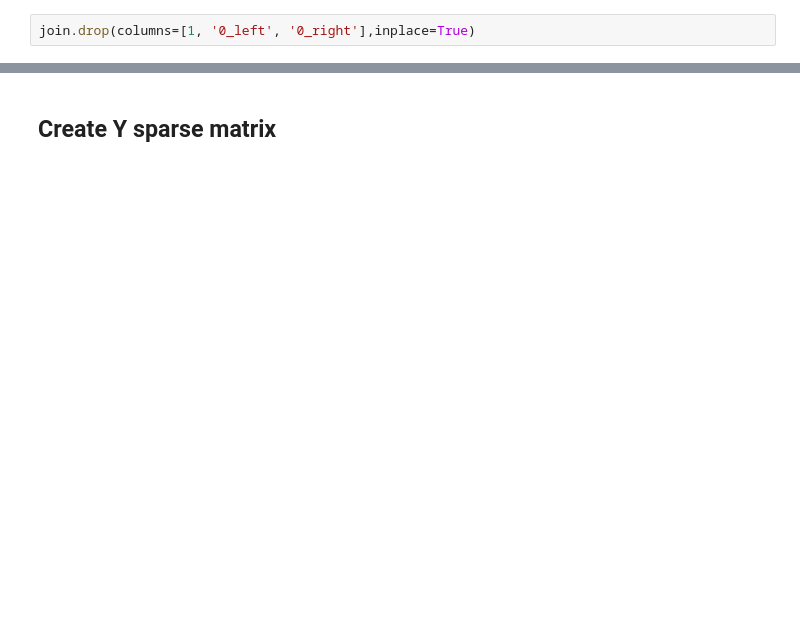
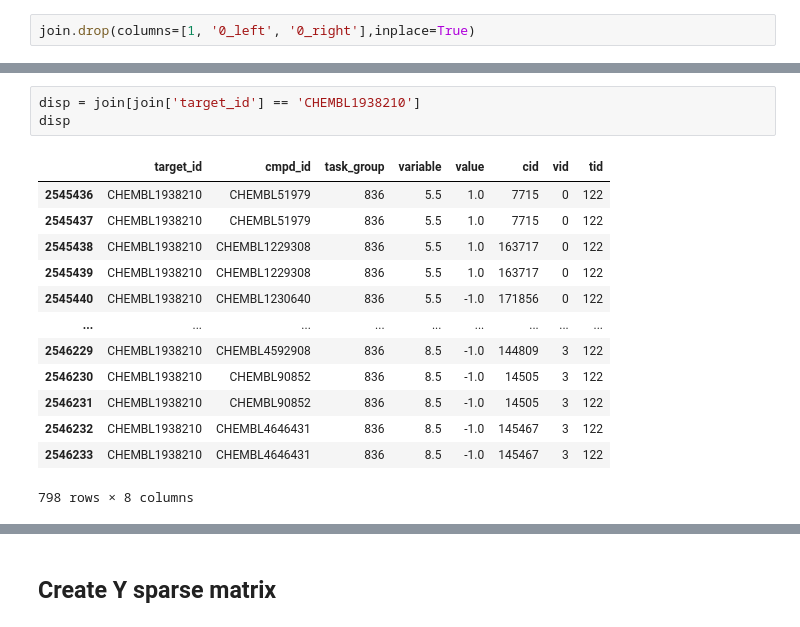
Before and after one commit to kbardool/Chembl-pipeline, a Jupyter notebook: 40_mtcv.ipynb, the cells around one changed output, grey strips where cells are left out. Saved outputs shown, nothing was run; the diff lists cells and outputs as text; blank space fills up the shorter version.

```diff
--- a/40_mtcv.ipynb
+++ b/40_mtcv.ipynb
@@ -603 +824,18 @@ Note:
+# %%
+disp = join[join['target_id'] == 'CHEMBL1938210']
+disp
+# %% [output]
+|  | target_id | cmpd_id | task_group | variable | value | cid | vid | tid |
+| 2545436 | CHEMBL1938210 | CHEMBL51979 | 836 | 5.5 | 1.0 | 7715 | 0 | 122 |
+| 2545437 | CHEMBL1938210 | CHEMBL51979 | 836 | 5.5 | 1.0 | 7715 | 0 | 122 |
+| 2545438 | CHEMBL1938210 | CHEMBL1229308 | 836 | 5.5 | 1.0 | 163717 | 0 | 122 |
+| 2545439 | CHEMBL1938210 | CHEMBL1229308 | 836 | 5.5 | 1.0 | 163717 | 0 | 122 |
+| 2545440 | CHEMBL1938210 | CHEMBL1230640 | 836 | 5.5 | -1.0 | 171856 | 0 | 122 |
+| ... | ... | ... | ... | ... | ... | ... | ... | ... |
+| 2546229 | CHEMBL1938210 | CHEMBL4592908 | 836 | 8.5 | -1.0 | 144809 | 3 | 122 |
+| 2546230 | CHEMBL1938210 | CHEMBL90852 | 836 | 8.5 | -1.0 | 14505 | 3 | 122 |
+| 2546231 | CHEMBL1938210 | CHEMBL90852 | 836 | 8.5 | -1.0 | 14505 | 3 | 122 |
+| 2546232 | CHEMBL1938210 | CHEMBL4646431 | 836 | 8.5 | -1.0 | 145467 | 3 | 122 |
+| 2546233 | CHEMBL1938210 | CHEMBL4646431 | 836 | 8.5 | -1.0 | 145467 | 3 | 122 |
+798 rows × 8 columns
 # %%
```
Also changed, not shown: parts of 92 cells of this notebook, 4 other files.
